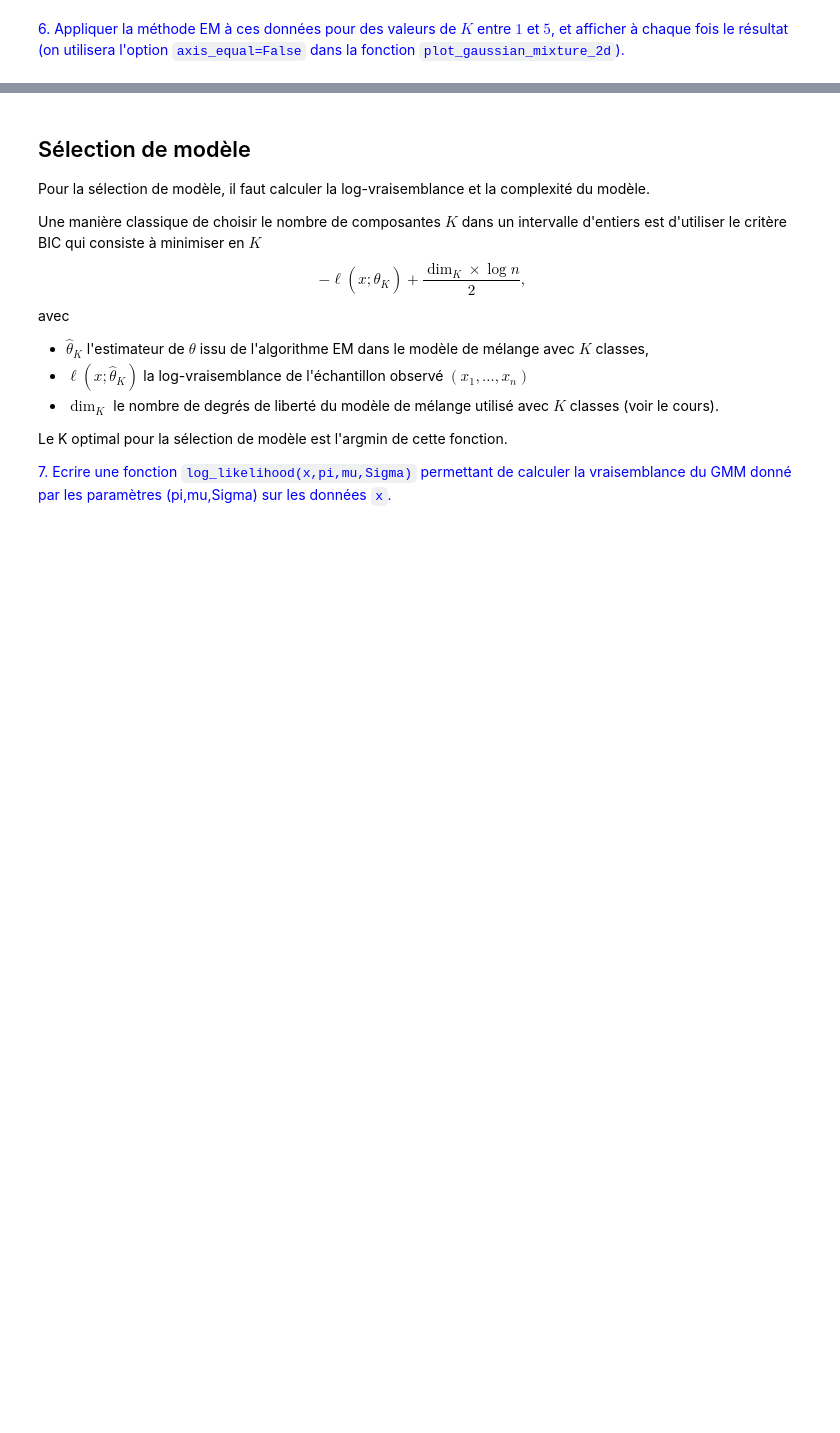
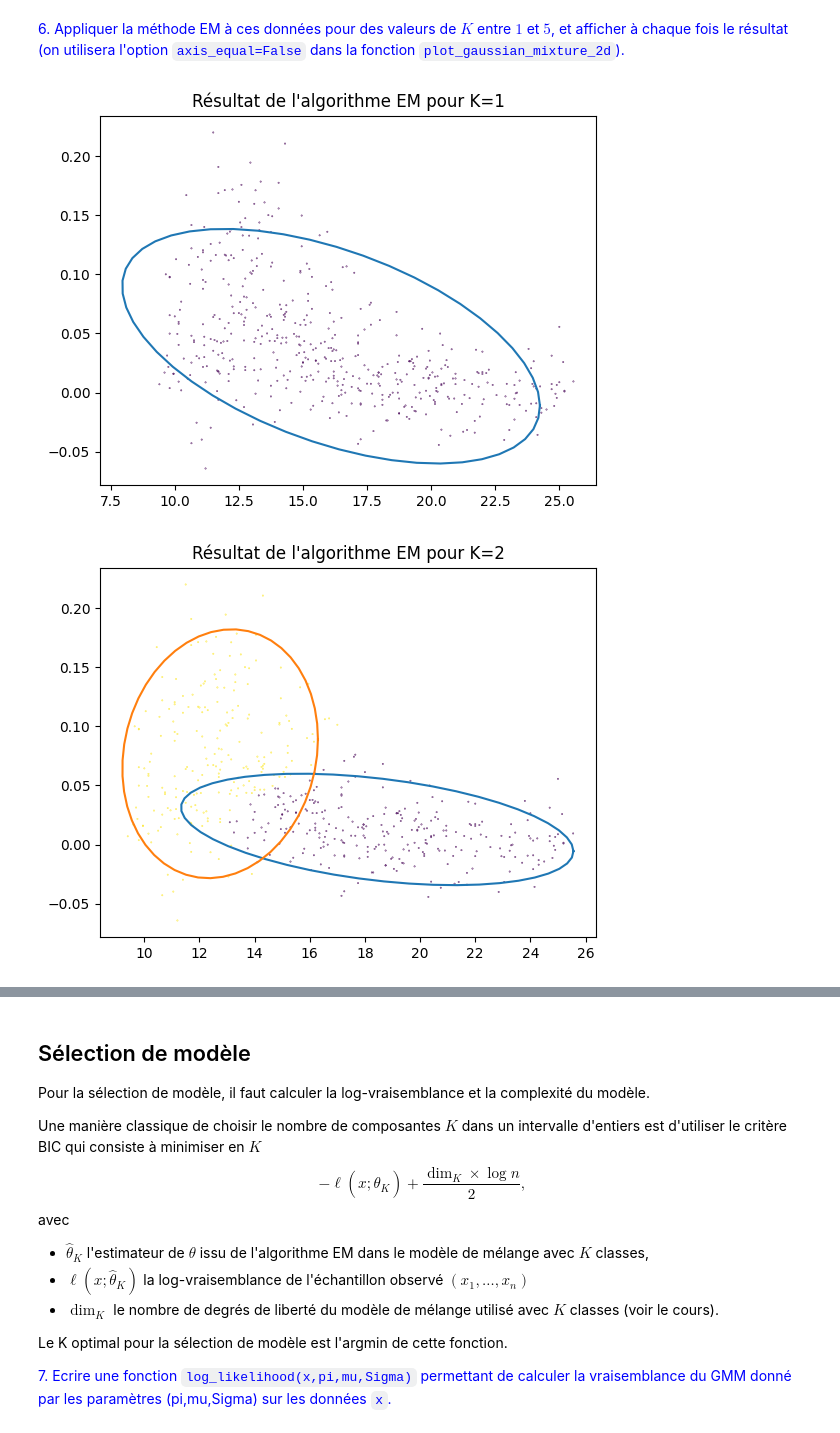
Before and after one commit to joanglaunes/algosto, a Jupyter notebook: python/TP_EM_GMM_session.ipynb, the cells around one changed output, grey strips where cells are left out. Saved outputs shown, nothing was run; the diff lists cells and outputs as text; code cells hidden in the pictures; blank space fills up the shorter version.

```diff
--- a/python/TP_EM_GMM_session.ipynb
+++ b/python/TP_EM_GMM_session.ipynb
@@ -214,16 +208,12 @@ def SEM_gaussian_mixture(x, K, niter=50):
         gamma = gamma / np.sum(gamma,axis=1,keepdims=True)
         # étape S: tirage au sort des z_i:
         for i in range(n):
-            z[i] = np.random.choice(K,size=1,p=gamma[i,:])
+            z[i] = np.random.choice(K,p=gamma[i,:])
         # étape M: calcul des pi_k, mu_k, Sigma_k à partir des gamma_ik
-        # ... à terminer ...
-
-        #pi = np.mean(gamma,axis=0)
-        #gamma_x = gamma[:,:,None]*x[:,None,:]           # (n,K,d)
-        #for k in range(K):
-        #    weights = gamma[:,k]/np.sum(gamma[:,k])
-        #    mu[k,:] = np.average(x,axis=0,weights=weights)
-        #    Sigma[k,:,:] = np.cov(x.T,aweights=weights)
+        for k in range(K):
+            pi[k] = np.sum(z==k)/n
+            mu[k,:] = np.average(x[z==k,:],axis=0)
+            Sigma[k,:,:] = np.cov(x[z==k,:].T)
 
     return pi, mu, Sigma, gamma
 # %%
@@ -251,7 +241,26 @@ def batch_random_choice(gamma):
 </font>
 # %%
 # 5. fonction pour l'algorithme SEM (version rapide)
-# TODO
+
+def SEM_gaussian_mixture_fast(x, K, niter=50):
+    n = x.shape[0]
+    pi, mu, Sigma = init_EM(x,K)
+    gamma = np.zeros((n,K))
+    z = np.zeros(n)
+    for t in range(niter):
+        # étape E: calcul des gamma_ik à partir des pi_k, mu_k, Sigma_k
+        for k in range(K):
+            gamma[:,k] = pi[k] * sps.multivariate_normal.pdf(x,mu[k,:],Sigma[k,:,:])
+        gamma = gamma / np.sum(gamma,axis=1,keepdims=True)
+        # étape S: tirage au sort des z_i:
+        z = batch_random_choice(gamma.T)
+        # étape M: calcul des pi_k, mu_k, Sigma_k à partir des gamma_ik
+        for k in range(K):
+            pi[k] = np.sum(z==k)/n
+            mu[k,:] = np.average(x[z==k,:],axis=0)
+            Sigma[k,:,:] = np.cov(x[z==k,:].T)
+
+    return pi, mu, Sigma, gamma
 # %%
 K = 4
 pi, mu, Sigma, gamma = SEM_gaussian_mixture_fast(x, K)
@@ -282,4 +293,10 @@ plt.title(f"Les {n} points du dataset");
 </font>
 # %%
 # 6. EM sur les données réelles pour K entre 1 et 5
-# TODO
+for K in range(1,6):
+    pi, mu, Sigma, gamma = EM_gaussian_mixture(x, K)
+    z = np.argmax(gamma,axis=1)
+    plot_gaussian_mixture_2d(mu,Sigma,x,z, title=f"Résultat de l'algorithme EM pour K={K}", axis_equal=False)
+# %% [output]
+[figure, added]
+[figure, added]
```
Also changed, not shown: parts of 9 cells of this notebook.
